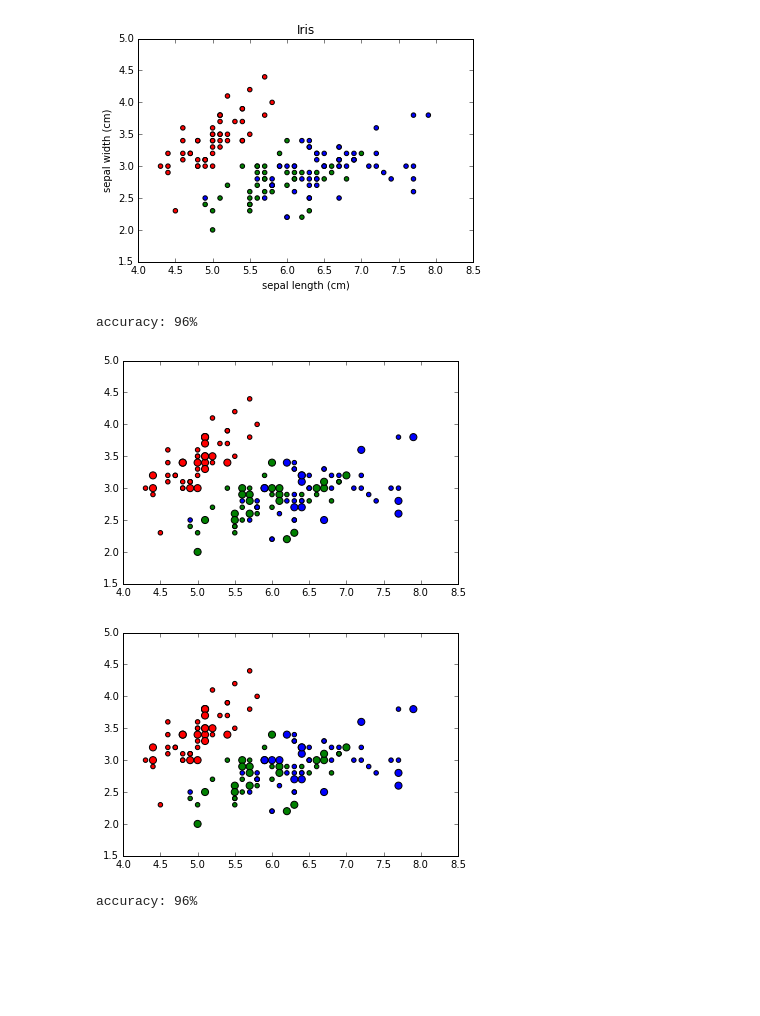
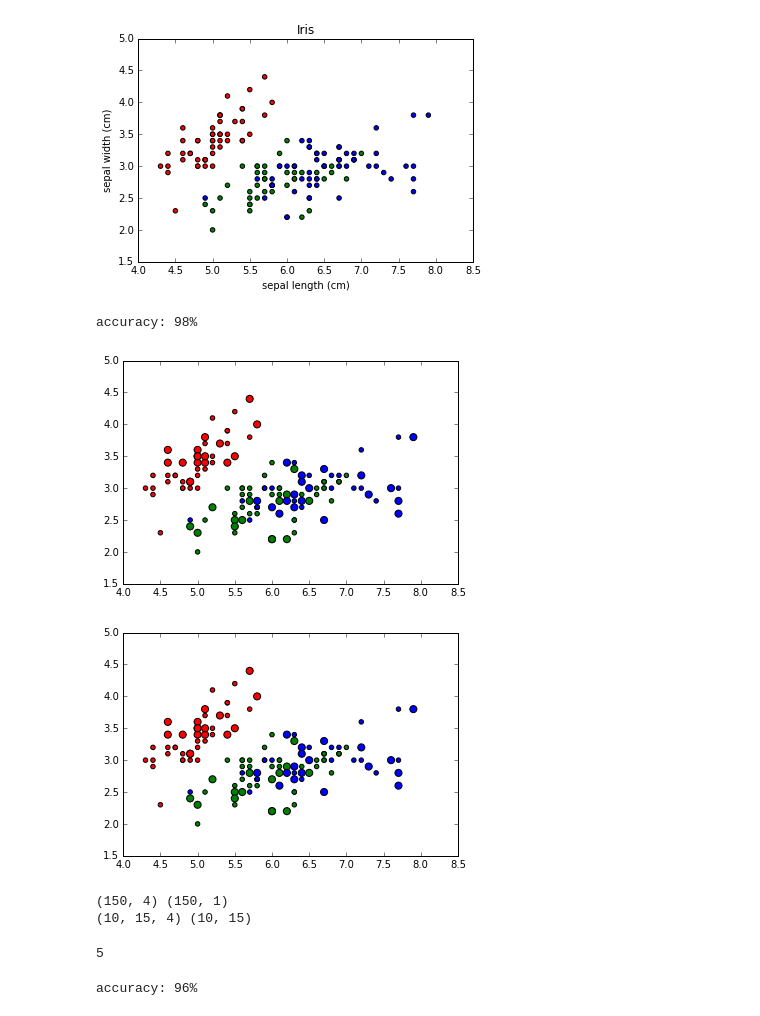
Before and after one commit to DawidSzcz/Eksploracja, a Jupyter notebook: L5/L5_mine.ipynb, the cells around one changed output. Drawn from its saved outputs; the diff is of its cells as text; code cells hidden in the pictures; blank space fills up the shorter version.

```diff
--- a/L5/L5_mine.ipynb
+++ b/L5/L5_mine.ipynb
@@ -55,6 +57,25 @@ def divide_data(data, labels):
     test_labels = array(inzipped[1])[learn_size:]
     return learn_data, learn_labels, test_data, test_labels
 
+def cross_valid(cls, data, labels, p=10):
+    labels = labels.reshape(len(labels), 1)
+    print data.shape, labels.shape
+    d_l = hstack((data, labels))
+    f = data.shape[1]
+    random.shuffle(d_l)
+    data = array(split(d_l[:, :f], p))
+    labels = array(split(d_l[:, f].flatten(), p))
+
+    print data.shape, labels.shape
+    count = 0
+    for i in arange(p):
+        learn_data = (data[arange(p)!=i]).reshape(-1, f)
+        learn_labels = (labels[arange(p)!=i]).flatten()
+        test_data = data[i]
+        test_labels = labels[i]
+        knn.fit(learn_data, learn_labels)
+        count = count + (knn.predict(test_data) != test_labels).sum()
+    return count
 
 knn = KNN(5)
 X1 = array([[i, i] for i in arange(5)])
@@ -88,17 +109,21 @@ i_learn_data, i_learn_labels, i_test_data, i_test_labels = divide_data(iris.data
 # %% [output]
 [figure]
 # %%
-
 knn = KNN(5)
 knn.fit(i_learn_data, i_learn_labels)
 knn.predict(i_test_data)
 print knn.accuracy(i_test_labels)
 knn.plot_pred()
 knn.plot_real(i_test_labels)
+
+cross_valid(knn, iris.data, iris.target)
 # %% [output]
-accuracy: 96%
+accuracy: 98%
-[figure, old version]
+[figure, new version]
-[figure, old version]
+[figure, new version]
+(150, 4) (150, 1)
+(10, 15, 4) (10, 15)
+5
 # %%
 rfc = RandomForestClassifier(n_estimators=10, max_depth=None, min_samples_split=2, random_state=0)
 rfc.fit(i_learn_data, i_learn_labels)
```
Also changed, not shown: parts of 10 cells of this notebook, 1 other file.
